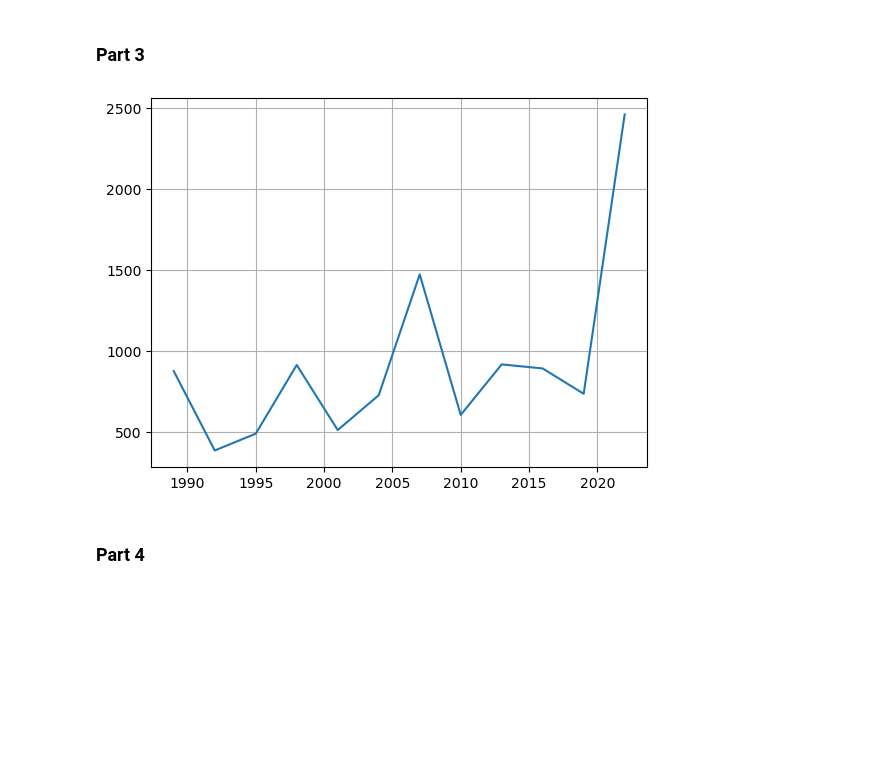
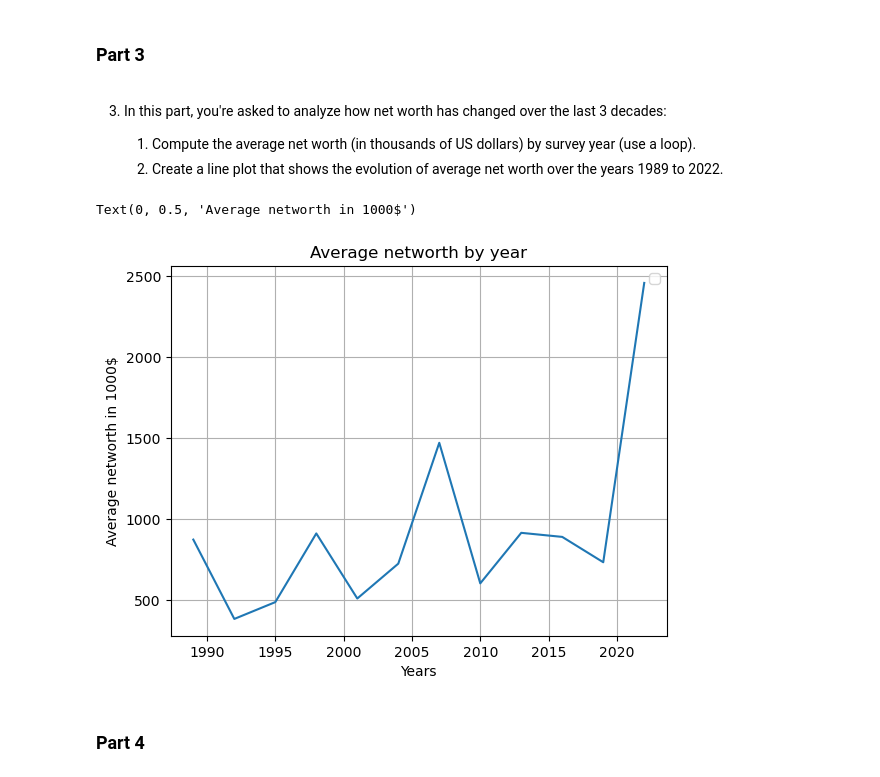
Before and after one commit to sarasyr-123/TECH2-H25-assignment2, a Jupyter notebook: assignment2.ipynb, the cells around one changed output. Saved outputs shown, nothing was run; the diff lists cells and outputs as text; code cells hidden in the pictures; blank space fills up the shorter version.

```diff
--- a/assignment2.ipynb
+++ b/assignment2.ipynb
@@ -197,36 +204,44 @@ plt.xticks([0,1,2,3,4])
 [figure]
 # %% [markdown]
 ### Part 3
+# %% [markdown]
+3.  In this part, you're asked to analyze how net worth has changed over the last 3 decades:
+
+    1.  Compute the average net worth (in thousands of US dollars) by survey year (use a loop).
+    2.  Create a line plot that shows the evolution of average net worth over the years 1989 to 2022.
 # %%
 import pandas as pd
 import matplotlib.pyplot as plt
 
 #Sorts every unique variable of the years
 survey_years=sorted(df['year'].unique())
 
 #Makes an empty list with the average networth by year
 avg_networth_by_year={}
 
 #Creates a loop that calculates average networth for each year
 for year in survey_years:
     subset = df_filtered[df_filtered['year'] == year]
     average = subset['networth'].mean()
     avg_networth_by_year[year] = average
 
 #Creates a data frame from the list avg_networth_by_year with the columns year and average_networth
 df_average_networth_by_year=pd.DataFrame(
     list(avg_networth_by_year.items()),
     columns=['year','average_networth']
 )
 
 plt.plot(df_average_networth_by_year['year'],df_average_networth_by_year['average_networth'])
 
 #plotting
-plt.title
-plt.legend
+plt.title('Average networth by year')
+plt.legend()
 plt.grid()
+plt.xlabel('Years')
+plt.ylabel('Average networth in 1000$')
 # %% [output]
+Text(0, 0.5, 'Average networth in 1000$')
-[figure, old version]
+[figure, new version]
 # %% [markdown]
 ### Part 4
 # %% [markdown]
```
Also changed, not shown: parts of 10 cells of this notebook.
